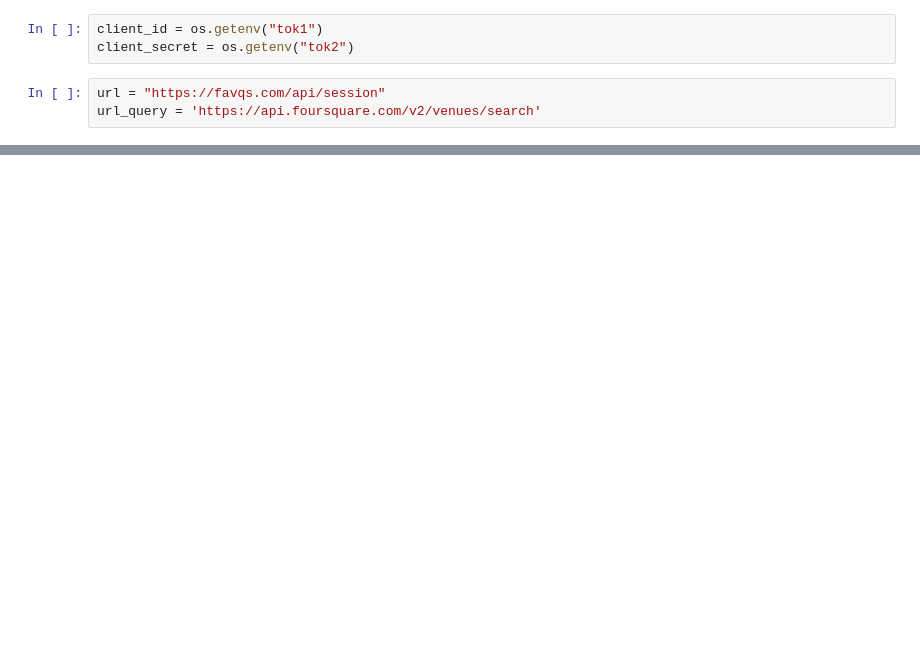
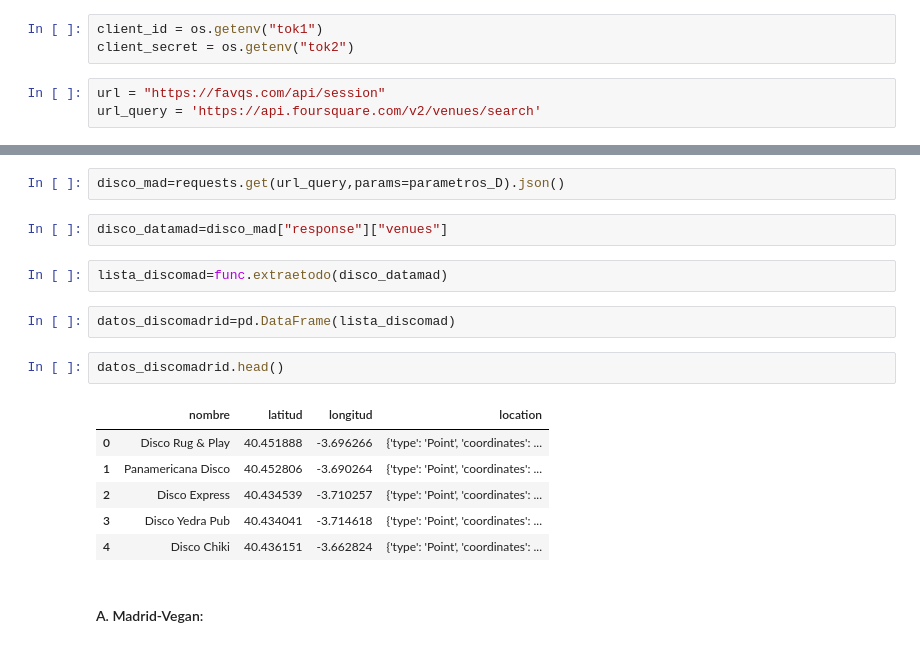
Before and after one commit to Lydia-Arocena/PROJECT3-MAPS, a Jupyter notebook: Notebooks/Untitled.ipynb, the cells around one changed output, grey strips where cells are left out. Cells and saved outputs as stored; diff of their text form; blank space fills up the shorter version.

```diff
--- a/Notebooks/Untitled.ipynb
+++ b/Notebooks/Untitled.ipynb
@@ -34,0 +166,19 @@ resp = requests.get(url_query, params = parametros).json()
+# %%
+disco_mad=requests.get(url_query,params=parametros_D).json()
+# %%
+disco_datamad=disco_mad["response"]["venues"]
+# %%
+lista_discomad=func.extraetodo(disco_datamad)
+# %%
+datos_discomadrid=pd.DataFrame(lista_discomad)
+# %%
+datos_discomadrid.head()
+# %% [output]
+|  | nombre | latitud | longitud | location |
+| 0 | Disco Rug & Play | 40.451888 | -3.696266 | {'type': 'Point', 'coordinates': ... |
+| 1 | Panamericana Disco | 40.452806 | -3.690264 | {'type': 'Point', 'coordinates': ... |
+| 2 | Disco Express | 40.434539 | -3.710257 | {'type': 'Point', 'coordinates': ... |
+| 3 | Disco Yedra Pub | 40.434041 | -3.714618 | {'type': 'Point', 'coordinates': ... |
+| 4 | Disco Chiki | 40.436151 | -3.662824 | {'type': 'Point', 'coordinates': ... |
+# %% [markdown]
+####  A. Madrid-Vegan:
```
Also changed, not shown: parts of 52 cells of this notebook, 1 other file.
